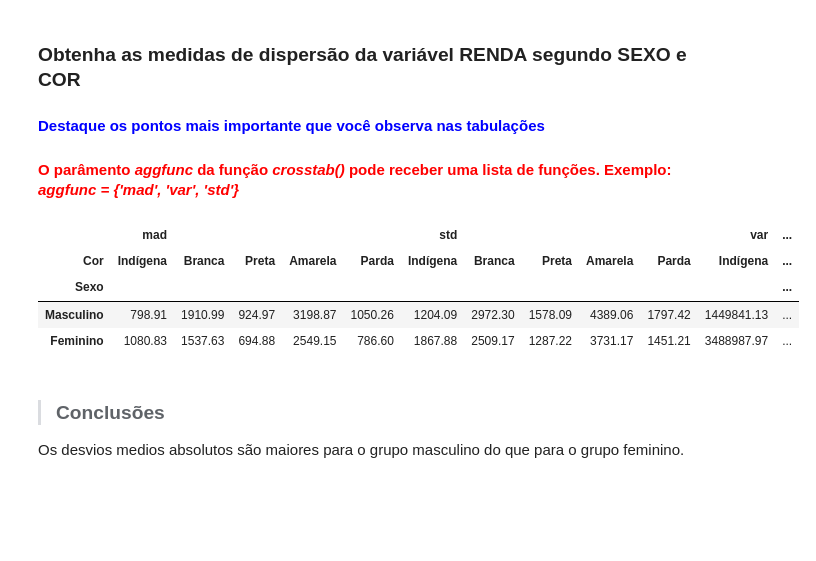
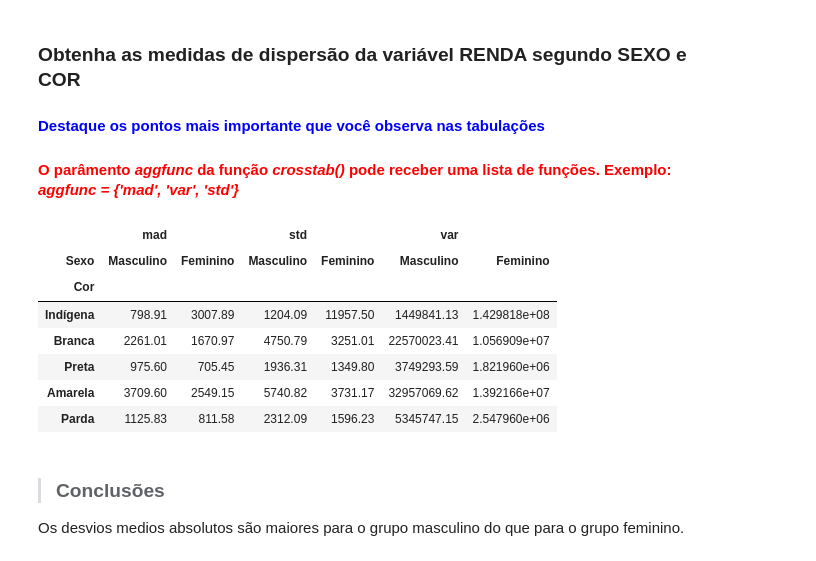
Before and after one commit to albertomendess/Estudos, a Jupyter notebook: Análise_Descritiva.ipynb, the cells around one changed output. Cells and saved outputs as stored; diff of their text form; code cells hidden in the pictures; blank space fills up the shorter version.

```diff
--- a/Análise_Descritiva.ipynb
+++ b/Análise_Descritiva.ipynb
@@ -639,20 +610,23 @@ Por ultimo, se tratando da renda maxima, percebe-se que boa parte dos grupos rec
 #### <font color='blue'>Destaque os pontos mais importante que você observa nas tabulações</font>
 #### <font color='red'>O parâmento <i>aggfunc</i> da função <i>crosstab()</i> pode receber uma lista de funções. Exemplo: <i>aggfunc = {'mad', 'var', 'std'}</i></font>
 # %%
-renda_media_abs = pd.crosstab(df2['Sexo'],
-                              df2['Cor'],
+renda_media_abs = pd.crosstab(index= df['Cor'],
+                              columns= df['Sexo'],
                               aggfunc= {'mad', 'var', 'std'},
-                              values= df2['Renda']).round(2)
-renda_media_abs.rename(index= sexo,
-                       columns= cor,
+                              values= df['Renda']).round(2)
+renda_media_abs.rename(index= cor,
+                       columns= sexo,
                        inplace= True)
 renda_media_abs
 # %% [output]
-|  | mad |  |  |  |  | std |  |  |  |  | var | ... |
-| Cor | Indígena | Branca | Preta | Amarela | Parda | Indígena | Branca | Preta | Amarela | Parda | Indígena | ... |
-| Sexo |  |  |  |  |  |  |  |  |  |  |  | ... |
-| Masculino | 798.91 | 1910.99 | 924.97 | 3198.87 | 1050.26 | 1204.09 | 2972.30 | 1578.09 | 4389.06 | 1797.42 | 1449841.13 | ... |
-| Feminino | 1080.83 | 1537.63 | 694.88 | 2549.15 | 786.60 | 1867.88 | 2509.17 | 1287.22 | 3731.17 | 1451.21 | 3488987.97 | ... |
+|  | mad |  | std |  | var |  |
+| Sexo | Masculino | Feminino | Masculino | Feminino | Masculino | Feminino |
+| Cor |  |  |  |  |  |  |
+| Indígena | 798.91 | 3007.89 | 1204.09 | 11957.50 | 1449841.13 | 1.429818e+08 |
+| Branca | 2261.01 | 1670.97 | 4750.79 | 3251.01 | 22570023.41 | 1.056909e+07 |
+| Preta | 975.60 | 705.45 | 1936.31 | 1349.80 | 3749293.59 | 1.821960e+06 |
+| Amarela | 3709.60 | 2549.15 | 5740.82 | 3731.17 | 32957069.62 | 1.392166e+07 |
+| Parda | 1125.83 | 811.58 | 2312.09 | 1596.23 | 5345747.15 | 2.547960e+06 |
 # %% [markdown]
 > ### Conclusões
 
```
Also changed, not shown: parts of 52 cells of this notebook.
